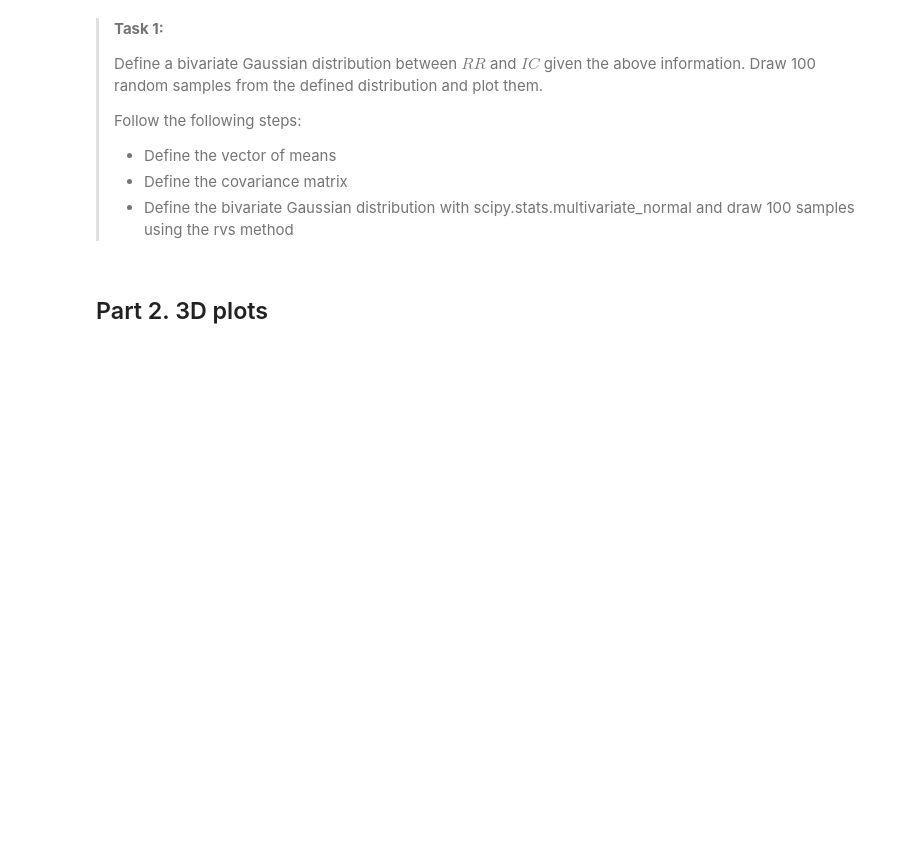
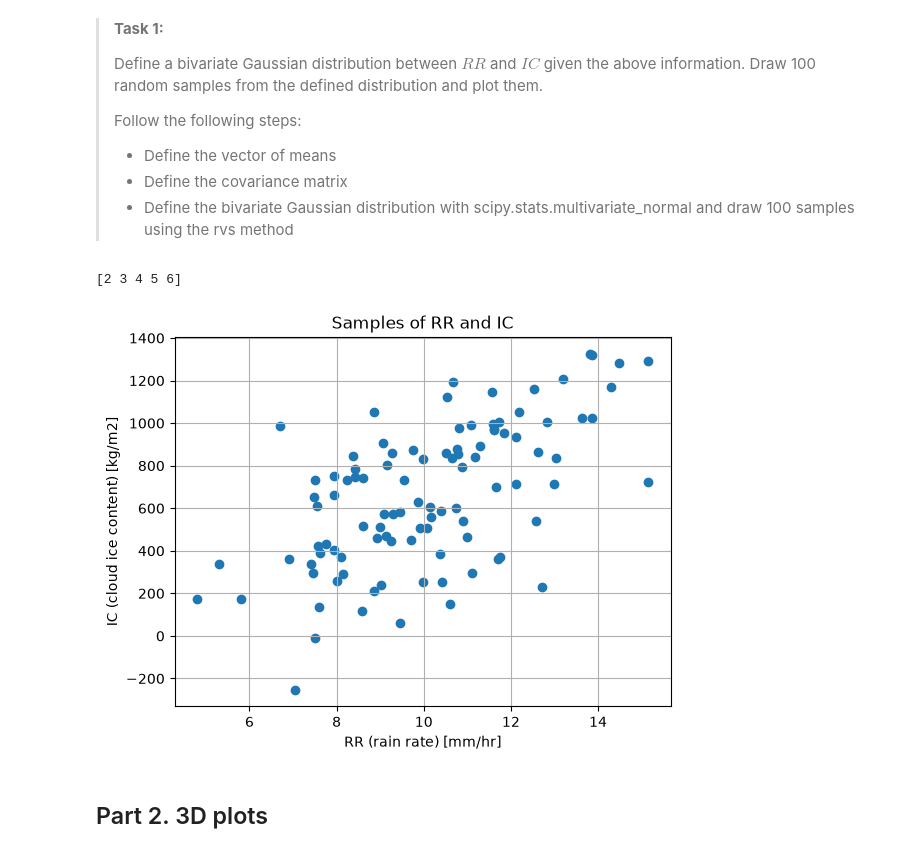
Before and after one commit to anastasisdellis21-png/PA.1.5, a Jupyter notebook: scipy_statcs_3d_plots.ipynb, the cells around one changed output. Drawn from its saved outputs; the diff is of its cells as text; code cells hidden in the pictures; blank space fills up the shorter version.

```diff
--- a/scipy_statcs_3d_plots.ipynb
+++ b/scipy_statcs_3d_plots.ipynb
@@ -23,20 +23,28 @@ import matplotlib.pyplot as plt
 # %%
 # Define the vector of means
 mu1 = 10
 mu2 = 700
 mu = [mu1, mu2] #vector of means
 
 # Define the covariance matrix
 s1 = 2
 s2 = 300
 covariance = 300
 sigma = np.array([[s1**2,covariance],[covariance,s2**2]])
 
 # Draw 100 samples from a bivariate Gaussian distribution
 samples = multivariate_normal(mean=mu, cov=sigma).rvs(size=100)
 
+
 # Scatter plot against observations
-### YOUR CODE LINES HERE
+plt.scatter(samples[:,0],samples[:,1])
+plt.xlabel("RR (rain rate) [mm/hr]")
+plt.ylabel("IC (cloud ice content) [kg/m2]")
+plt.grid()
+plt.title("Samples of RR and IC")
+# %% [output]
+[2 3 4 5 6]
+[figure, added]
 # %% [markdown]
 ## Part 2. 3D plots
 # %% [markdown]
```
Also changed, not shown: parts of 8 cells of this notebook.
